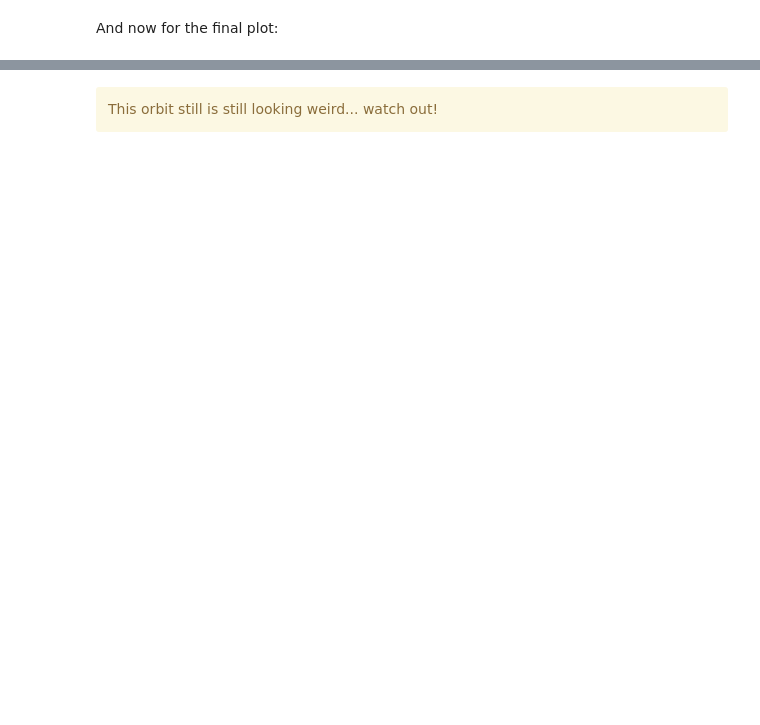
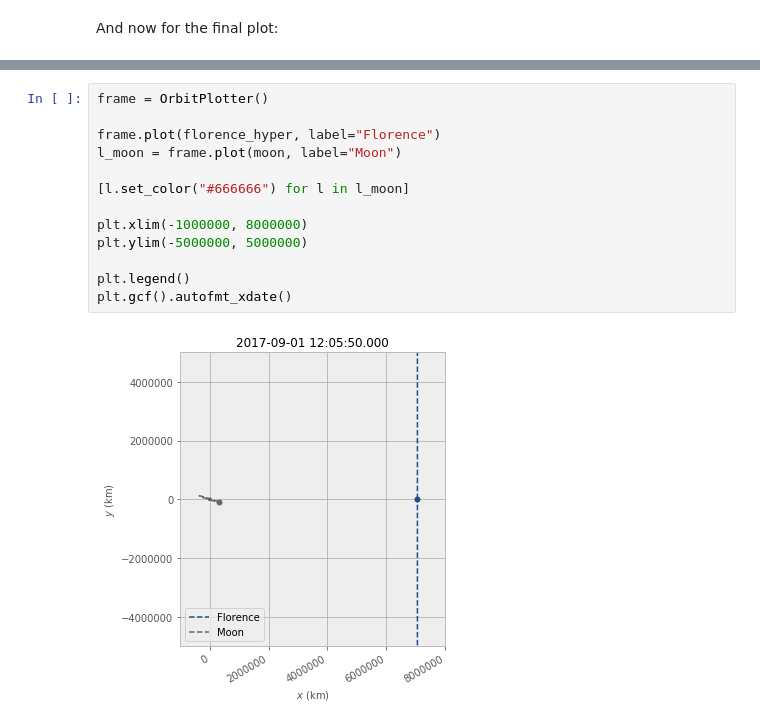
Before and after one commit to poliastro/poliastro, a Jupyter notebook: docs/source/examples/Catch that asteroid!.ipynb, the cells around one changed output, grey strips where cells are left out. Saved outputs shown, nothing was run; the diff lists cells and outputs as text; blank space fills up the shorter version.

Commit message:
The orbit plot works!

```diff
--- a/docs/source/examples/Catch that asteroid!.ipynb
+++ b/docs/source/examples/Catch that asteroid!.ipynb
@@ -272,2 +251,15 @@ frame.plot(florence_hyper)
-# %% [markdown]
-<div class="alert alert-warning">This orbit still is still looking weird... watch out!</div>
+# %%
+frame = OrbitPlotter()
+
+frame.plot(florence_hyper, label="Florence")
+l_moon = frame.plot(moon, label="Moon")
+
+[l.set_color("#666666") for l in l_moon]
+
+plt.xlim(-1000000, 8000000)
+plt.ylim(-5000000, 5000000)
+
+plt.legend()
+plt.gcf().autofmt_xdate()
+# %% [output]
+[figure, added]
```
Also changed, not shown: parts of 12 cells of this notebook.
